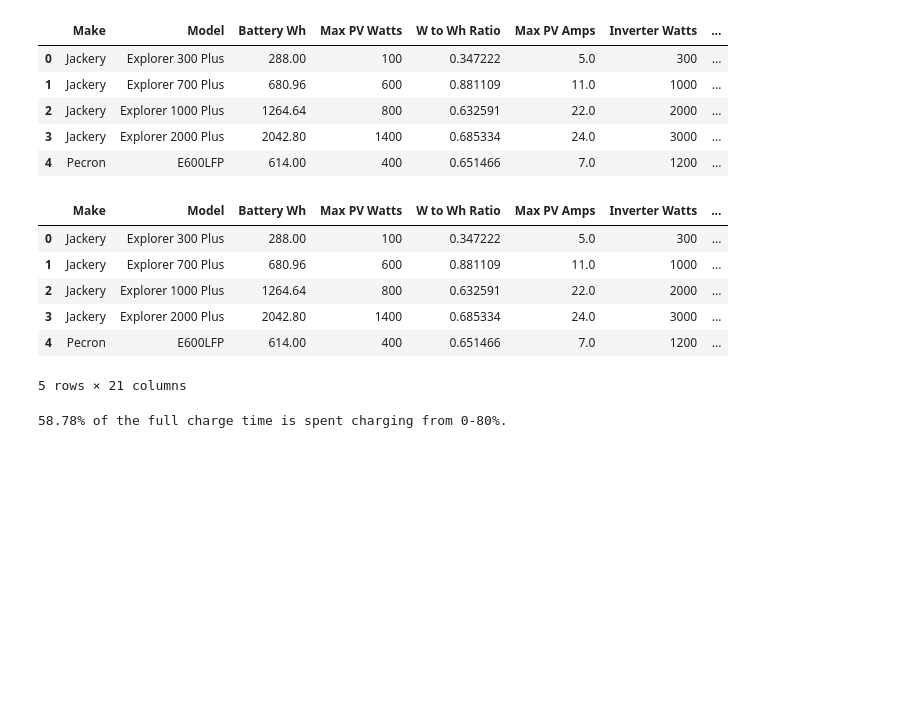
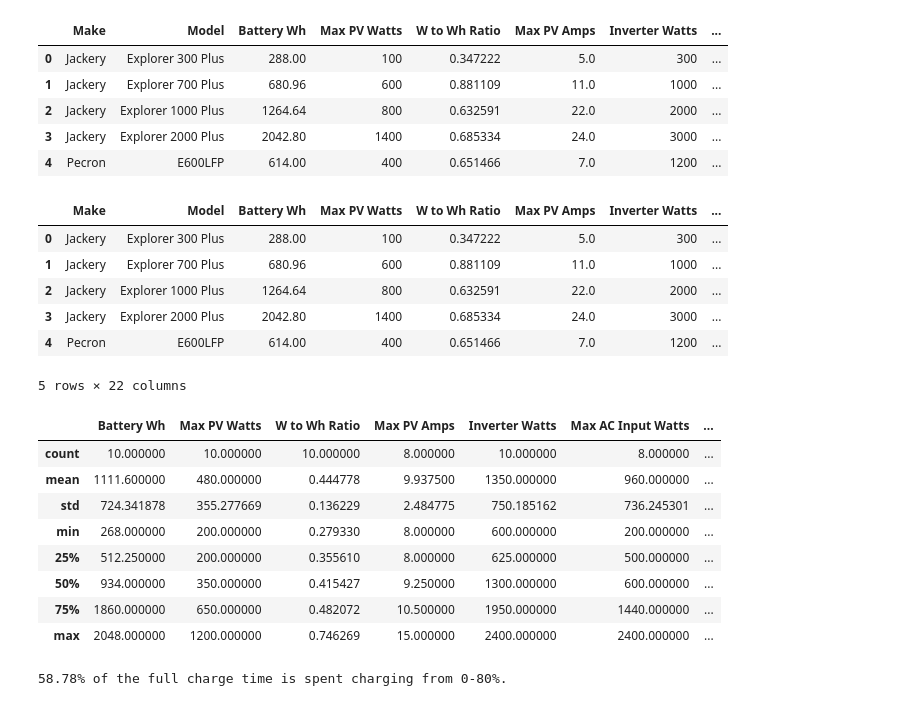
Before and after one commit to alexnathanson/TEA_AggregatedOffGridPVPowerStations, a Jupyter notebook: model_v1-0.ipynb, the cells around one changed output. Saved outputs shown, nothing was run; the diff lists cells and outputs as text; code cells hidden in the pictures; blank space fills up the shorter version.

Commit message:
hardware analysis added

```diff
--- a/model_v1-0.ipynb
+++ b/model_v1-0.ipynb
@@ -52,7 +51,7 @@ tilt: 25
 # read in hardware data to dataframe
 #hardware_df = pd.read_csv('data/DER_Hardware_November_LiFePo4_batteriespowerstations_updated_NOV19.csv')
 
-hardware_df = pd.read_csv('data/PowerStations_LiFePo4_Feb1.csv')
+hardware_df = pd.read_csv('data/PowerStations_LiFePo4_Dec27_2024.csv')
 
 #clean data - these columns aren't used in this analysis
 hardware_df = hardware_df.drop(columns=['Link','Battery Type','App Control','Bypass Mode','Min PV Voltage','Max PV Voltage','Max AC Input Amps'
@@ -83,7 +82,21 @@ hardware_df.head()
 | 2 | Jackery | Explorer 1000 Plus | 1264.64 | 800 | 0.632591 | 22.0 | 2000 | ... |
 | 3 | Jackery | Explorer 2000 Plus | 2042.80 | 1400 | 0.685334 | 24.0 | 3000 | ... |
 | 4 | Pecron | E600LFP | 614.00 | 400 | 0.651466 | 7.0 | 1200 | ... |
-5 rows × 21 columns
+5 rows × 22 columns
+# %%
+# Just Bluetti
+bluetti_df = hardware_df[hardware_df['Make']=='Bluetti']
+bluetti_df.describe()
+# %% [output]
+|  | Battery Wh | Max PV Watts | W to Wh Ratio | Max PV Amps | Inverter Watts | Max AC Input Watts | ... |
+| count | 10.000000 | 10.000000 | 10.000000 | 8.000000 | 10.000000 | 8.000000 | ... |
+| mean | 1111.600000 | 480.000000 | 0.444778 | 9.937500 | 1350.000000 | 960.000000 | ... |
+| std | 724.341878 | 355.277669 | 0.136229 | 2.484775 | 750.185162 | 736.245301 | ... |
+| min | 268.000000 | 200.000000 | 0.279330 | 8.000000 | 600.000000 | 200.000000 | ... |
+| 25% | 512.250000 | 200.000000 | 0.355610 | 8.000000 | 625.000000 | 500.000000 | ... |
+| 50% | 934.000000 | 350.000000 | 0.415427 | 9.250000 | 1300.000000 | 600.000000 | ... |
+| 75% | 1860.000000 | 650.000000 | 0.482072 | 10.500000 | 1950.000000 | 1440.000000 | ... |
+| max | 2048.000000 | 1200.000000 | 0.746269 | 15.000000 | 2400.000000 | 2400.000000 | ... |
 # %%
 #display(hardware_df.tail())
 
```
Also changed, not shown: parts of 3 cells of this notebook, 3 other files.
